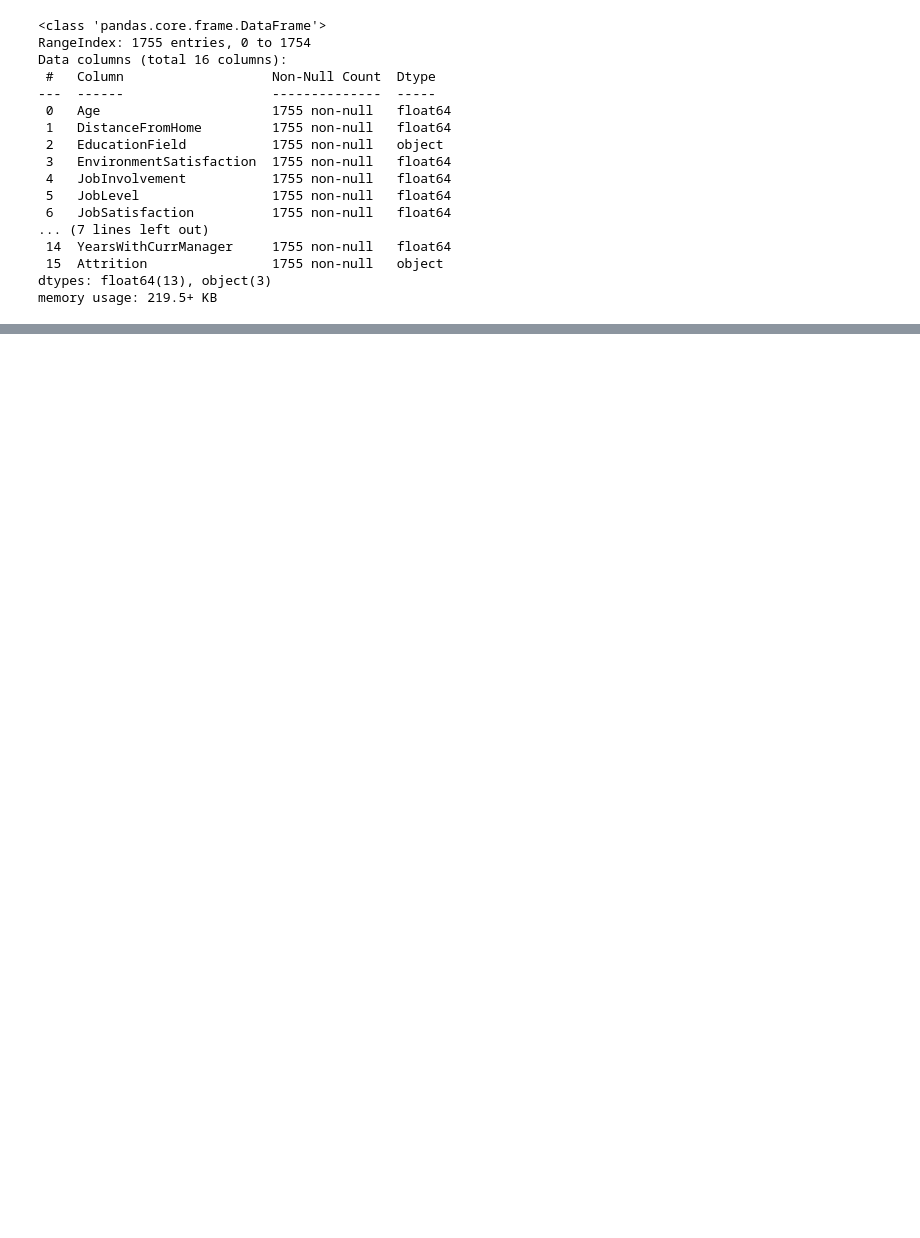
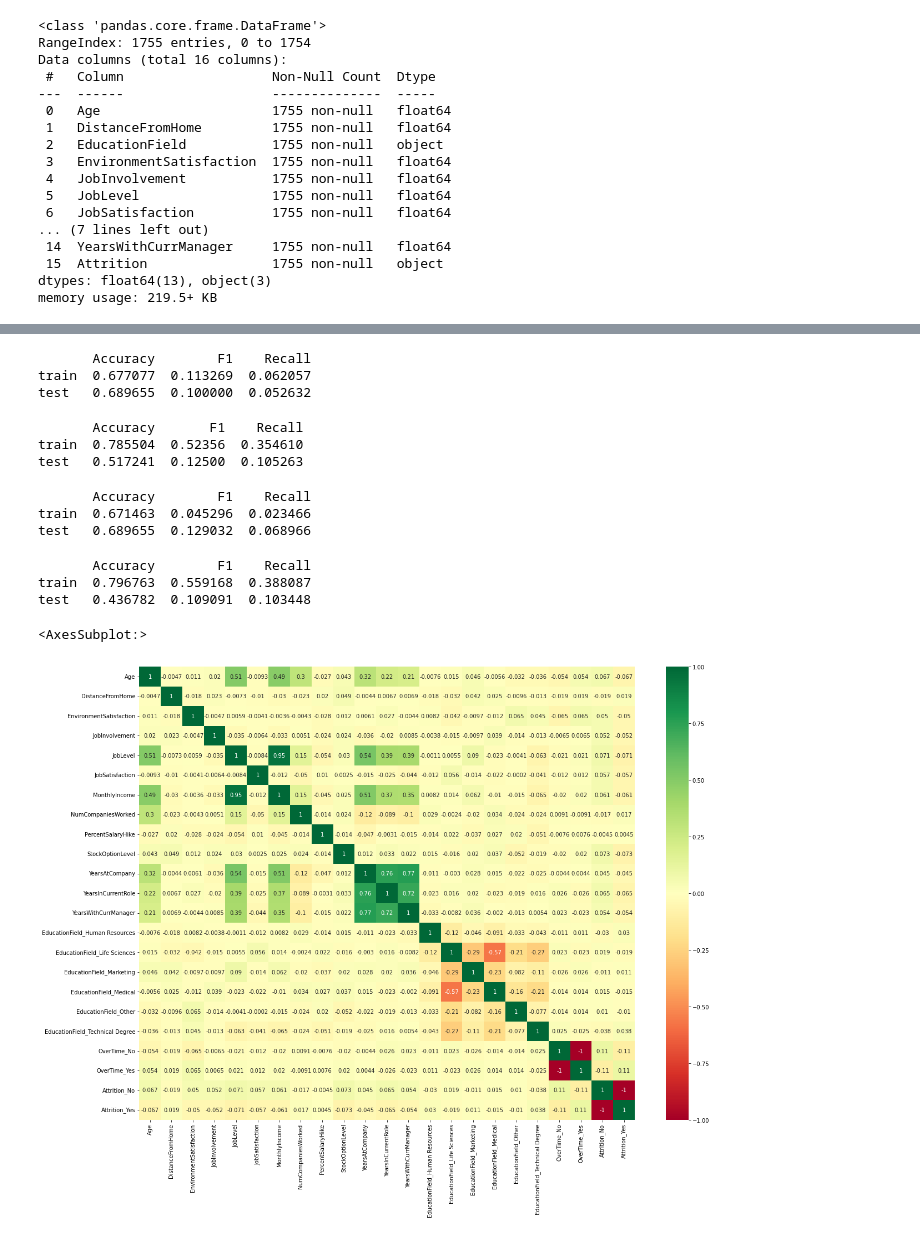
Before and after one commit to ewagaka/Job_Retention, a Jupyter notebook: job.ipynb, the cells around one changed output, grey strips where cells are left out. Cells and saved outputs as stored; diff of their text form; code cells hidden in the pictures; blank space fills up the shorter version.

```diff
--- a/job.ipynb
+++ b/job.ipynb
@@ -202,13 +202,8 @@ df[df['Age']>80].describe()
 | max | 7976.000000 | 9890.000000 | 1492.000000 | 29.000000 | 5.000000 | 4.000000 | 100.000000 | ... |
 8 rows × 25 columns
 # %%
-df_copy = df[df['TotalWorkingYears']<60]
-df_copy= df_copy[df_copy['Age']<80]
-df_copy = df_copy[df_copy['DistanceFromHome']<100]
-df_copy = df_copy[df_copy['YearsAtCompany']<60]
-df_copy = df_copy[df_copy['YearsInCurrentRole']<60]
-df_copy = df_copy[df_copy['YearsSinceLastPromotion']<60]
-df_copy = df_copy[df_copy['YearsWithCurrManager']<60]
+df_copy = df[(df['TotalWorkingYears']<60) & (df['Age']<80) & (df['DistanceFromHome']<100) & (df['YearsAtCompany']<60)&
+             (df['YearsInCurrentRole']<60) & (df['YearsSinceLastPromotion']<60) & (df['YearsWithCurrManager']<60)]
 # %%
 df_copy.iloc[:, 0:20].describe()
 # %% [output]
@@ -234,7 +229,7 @@ df_copy.iloc[:, 21:].describe()
 | 75% | 3.000000 | 4.000000 | 1.000000 | 15.750000 | 3.000000 | ... |
 | max | 4.000000 | 4.000000 | 3.000000 | 40.000000 | 6.000000 | ... |
 # %%
-df_copy.dropna(inplace=True)
+df_copy = df_copy.dropna()
 # %%
 df_copy.info()
 # %% [output]
@@ -476 +417,21 @@ print(recall_train_clf, recall_test_knn)
+# %%
+#regresja logistyczna
+lr = LogisticRegression(max_iter=1000, random_state=30)
+lr.fit(X_train, y_train)
+
+print(calculate_metrics (X_train, X_test, y_train, y_test, lr))
+# %% [output]
+       Accuracy        F1    Recall
+train  0.677077  0.113269  0.062057
+test   0.689655  0.100000  0.052632
+# %%
+clf = DecisionTreeClassifier()
+
+clf.fit(X_train, y_train)
+
+print(calculate_metrics (X_train, X_test, y_train, y_test, clf))
+# %% [output]
+       Accuracy       F1    Recall
+train  0.785504  0.52356  0.354610
+test   0.517241  0.12500  0.105263
 # %%
@@ -487,0 +445,29 @@ for train, test in cv.split(X, y):
+# %%
+#regresja logistyczna
+lr = LogisticRegression(max_iter=1000, random_state=30)
+lr.fit(X_train, y_train)
+
+print(calculate_metrics (X_train, X_test, y_train, y_test, lr))
+# %% [output]
+       Accuracy        F1    Recall
+train  0.671463  0.045296  0.023466
+test   0.689655  0.129032  0.068966
+# %%
+clf = DecisionTreeClassifier()
+clf.fit(X_train, y_train)
+
+print(calculate_metrics (X_train, X_test, y_train, y_test, clf))
+# %% [output]
+       Accuracy        F1    Recall
+train  0.796763  0.559168  0.388087
+test   0.436782  0.109091  0.103448
+# %%
+# Liczenie korelacji między zmiennymi
+count_corr=df_copy.corr()
+
+# Heatmapa korelacji między zmiennymi
+plt.figure(figsize=(20,15))
+sns.heatmap(count_corr, cmap= 'RdYlGn',annot=True)
+# %% [output]
+<AxesSubplot:>
+[figure, added]
```
Also changed, not shown: parts of 13 cells of this notebook.
